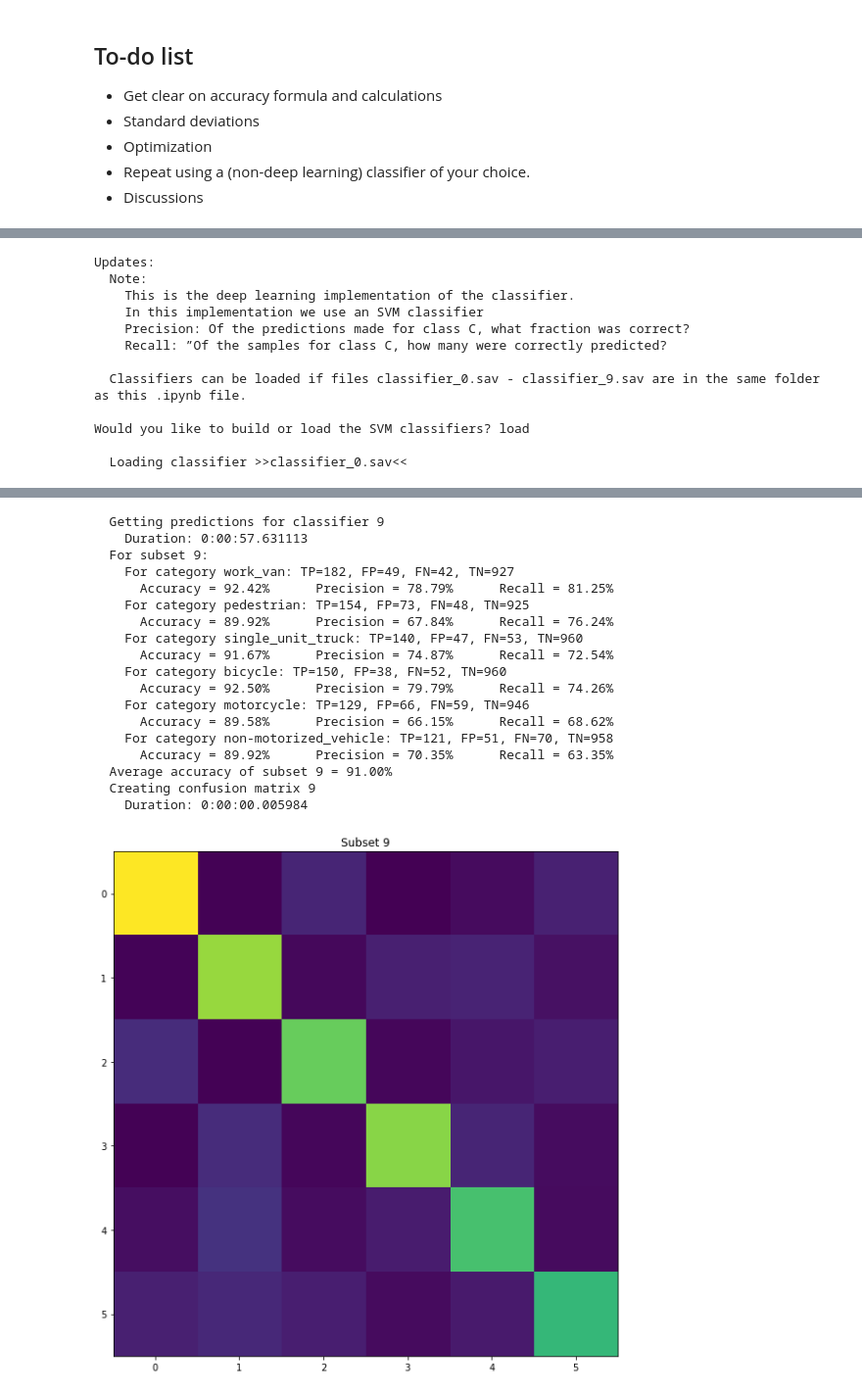
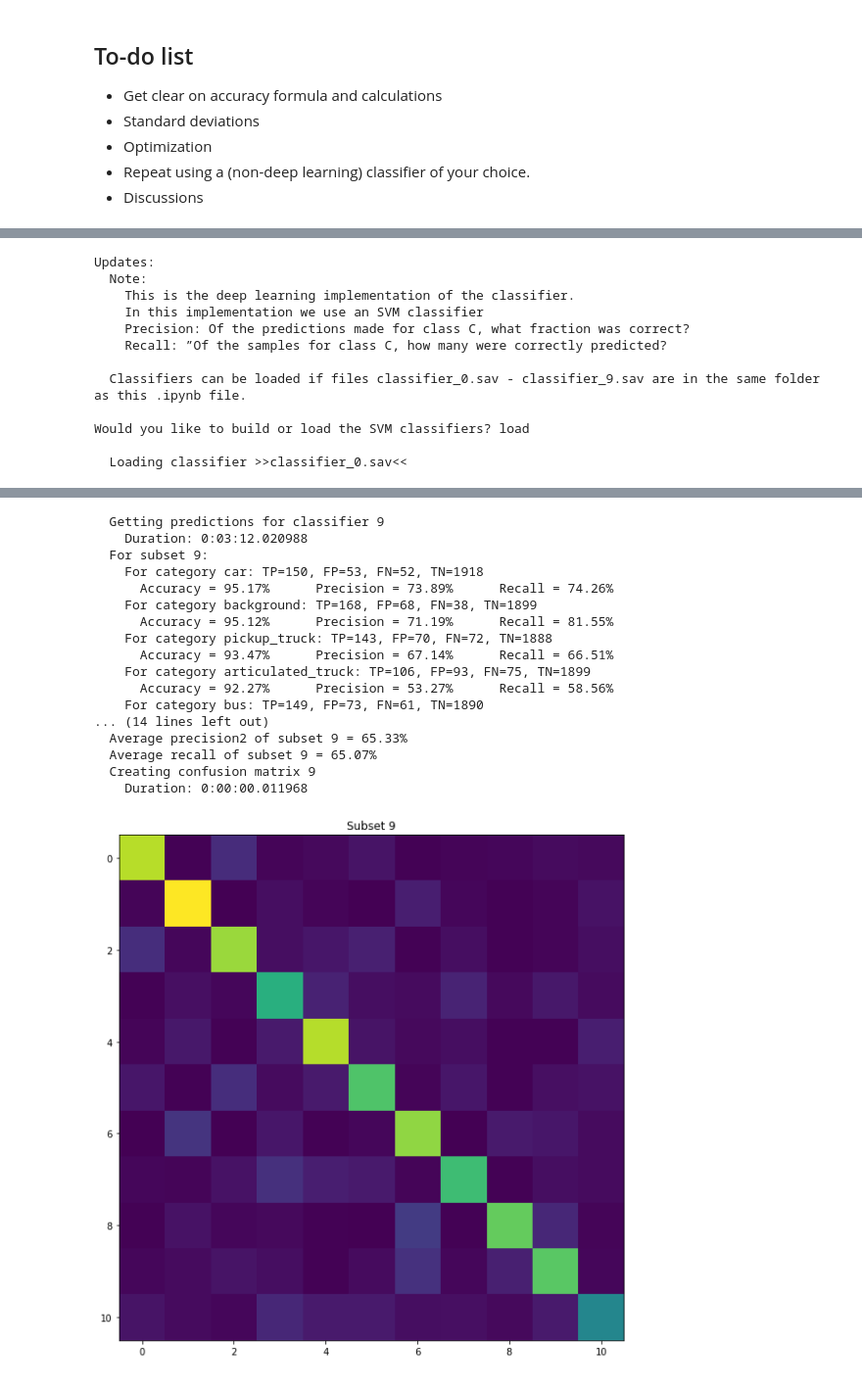
Before and after one commit to maxence517/FinalProject_X, a Jupyter notebook: Classification_V2.0.ipynb, the cells around one changed output, grey strips where cells are left out. Shown at 98% size. Drawn from its saved outputs; the diff is of its cells as text; code cells hidden in the pictures.

```diff
--- a/Classification_V2.0.ipynb
+++ b/Classification_V2.0.ipynb
@@ -67,13 +67,13 @@ startGlobal = datetime.time(datetime.now())
 
 # #testing
 categoriesTest  = [
-#      "car",
-#      "background",
-#      "pickup_truck",
-#     "articulated_truck",
-#     "bus",
-     "work_van",
-     "pedestrian",
+    "car",
+    "background",
+    "pickup_truck",
+    "articulated_truck",
+    "bus",
+    "work_van",
+    "pedestrian",
     "single_unit_truck",
     "bicycle",
     "motorcycle",
@@ -94,7 +94,8 @@ sumIm = 0
 for i in range(numCategories):
     path = ("MIO-TCD-Classification/train/%s/*.jpg" % categoriesTest[i])
 #     numImages = len(glob.glob(path))
-    if len(glob.glob(path)) > 2000: numImages = 2000
+    if len(glob.glob(path)) >= 2000: numImages = 2000
+    elif len(glob.glob(path)) < 2000: numImages = len(glob.glob(path))
     sumIm = sumIm + numImages
 #End TEMP
 
@@ -233,6 +234,8 @@ numSubset = 10
 subsetSize = featuresArray.shape[0]//numSubset
 
 accuracyArray = []
+precisionArray = []
+recallArray = []
 
 sqrdDiff = []
 
@@ -253,6 +256,10 @@ while(1):
         realStart = datetime.time(datetime.now())
 
         for subsetIndex in range(numSubset):
+
+            precArray = []
+            recArray = []
+
             data_test = featuresArray[subsetIndex*subsetSize:(subsetIndex+1)*subsetSize]
             labels_test = labelsArray[subsetIndex*subsetSize:(subsetIndex+1)*subsetSize]
 
@@ -260,9 +267,6 @@ while(1):
                                          featuresArray[(subsetIndex+1)*subsetSize:]), axis = 0)
             labels_train = np.concatenate((labelsArray[:subsetIndex*subsetSize],
                                            labelsArray[(subsetIndex+1)*subsetSize:]), axis = 0)
-
-        #     print("data_train shape:", data_train.shape)
-        #     print("d")
 
             ################################################
             """Building the classifiers"""
@@ -318,8 +322,6 @@ while(1):
             # for each class, get the precision (then average of all classes for all subset?)
             print("  For subset " + str(subsetIndex) + ":")
 
-        #     print("prediction shape:", prediction.shape)
-
             totalTP = 0
             totalTN = 0
 
@@ -359,6 +361,9 @@ while(1):
                 precision = TP/(TP+FP)*100
                 recall = TP/(TP+FN)*100
 
+                precArray.append(precision)
+                recArray.append(recall)
+
                 print("      Accuracy = %.2f" % accuracyCalc + "%", end='')
                 print("      Precision = %.2f" % precision + "%", end='')
                 print("      Recall = %.2f" % recall + "%")
@@ -366,6 +371,14 @@ while(1):
             subAcc = (totalTP+totalTN)/len(prediction)*100/numCategories
             print("  Average accuracy of subset %i = %.2f" % (subsetIndex, subAcc) + "%")
             accuracyArray.append(subAcc)
+
+            subPrec = np.sum(precArray)/numCategories
+            print("  Average precision2 of subset %i = %.2f" % (subsetIndex, subPrec) + "%")
+            precisionArray.append(subPrec)
+
+            subRecall = np.sum(recArray)/numCategories
+            print("  Average recall of subset %i = %.2f" % (subsetIndex, subRecall) + "%")
+            recallArray.append(subRecall)
 
             # Confusion Matrix for last subset only
             ################################################
@@ -398,6 +411,16 @@ while(1):
         stdDev = np.sqrt(np.sum(sqrdDiff)/len(sqrdDiff))
         print("Standard deviation is %f" % stdDev)
 
+        # calculate the overall average precision
+        avgPrecision = 0
+        avgPrecision = np.sum(precisionArray)/len(precisionArray)
+        print("Overall average precision is %.2f" % (avgPrecision) + "%")
+
+        #calculate the overall average recall
+        avgRecall = 0
+        avgRecall = np.sum(recallArray)/len(recallArray)
+        print("Overall average recall is %.2f" % (avgRecall) + "%")
+
         realEnd = datetime.time(datetime.now())
         print("\nDone, total duration: " + str(datetime.combine(date.today(), realEnd)
                                                - datetime.combine(date.today(), realStart)))
@@ -582,22 +596,21 @@ Would you like to build or load the SVM classifiers? load
 
   Loading classifier >>classifier_9.sav<<
   Getting predictions for classifier 9
-    Duration: 0:00:57.631113
+    Duration: 0:03:12.020988
   For subset 9:
-    For category work_van: TP=182, FP=49, FN=42, TN=927
-      Accuracy = 92.42%      Precision = 78.79%      Recall = 81.25%
-    For category pedestrian: TP=154, FP=73, FN=48, TN=925
-      Accuracy = 89.92%      Precision = 67.84%      Recall = 76.24%
-    For category single_unit_truck: TP=140, FP=47, FN=53, TN=960
-      Accuracy = 91.67%      Precision = 74.87%      Recall = 72.54%
-    For category bicycle: TP=150, FP=38, FN=52, TN=960
-      Accuracy = 92.50%      Precision = 79.79%      Recall = 74.26%
-    For category motorcycle: TP=129, FP=66, FN=59, TN=946
-      Accuracy = 89.58%      Precision = 66.15%      Recall = 68.62%
-    For category non-motorized_vehicle: TP=121, FP=51, FN=70, TN=958
-      Accuracy = 89.92%      Precision = 70.35%      Recall = 63.35%
-  Average accuracy of subset 9 = 91.00%
+    For category car: TP=150, FP=53, FN=52, TN=1918
+      Accuracy = 95.17%      Precision = 73.89%      Recall = 74.26%
+    For category background: TP=168, FP=68, FN=38, TN=1899
+      Accuracy = 95.12%      Precision = 71.19%      Recall = 81.55%
+    For category pickup_truck: TP=143, FP=70, FN=72, TN=1888
+      Accuracy = 93.47%      Precision = 67.14%      Recall = 66.51%
+    For category articulated_truck: TP=106, FP=93, FN=75, TN=1899
+      Accuracy = 92.27%      Precision = 53.27%      Recall = 58.56%
+    For category bus: TP=149, FP=73, FN=61, TN=1890
+... (14 lines left out)
+  Average precision2 of subset 9 = 65.33%
+  Average recall of subset 9 = 65.07%
   Creating confusion matrix 9
-    Duration: 0:00:00.005984
+    Duration: 0:00:00.011968
-[figure, old version]
+[figure, new version]
 Legend:
```
Also changed, not shown: parts of 4 cells of this notebook.
